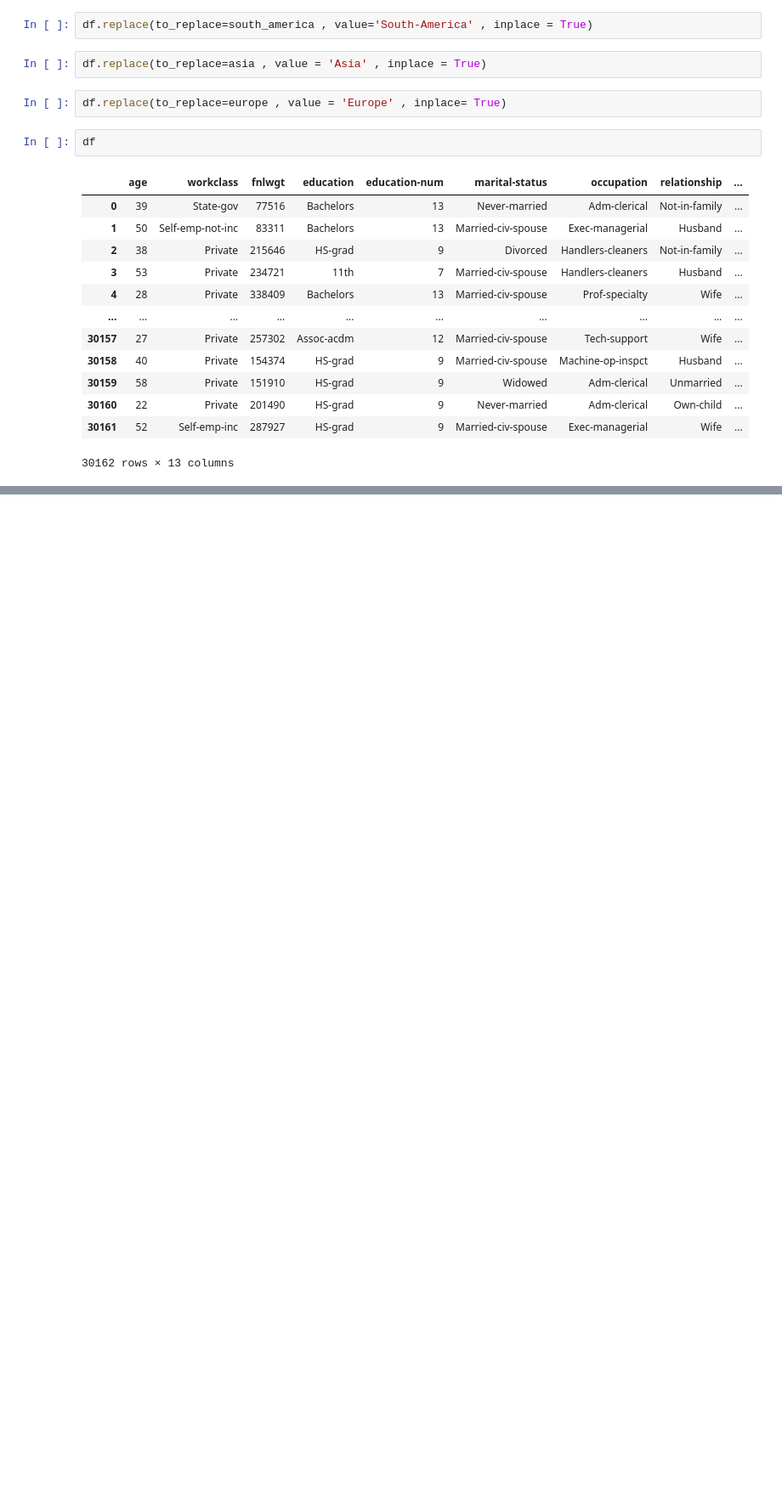
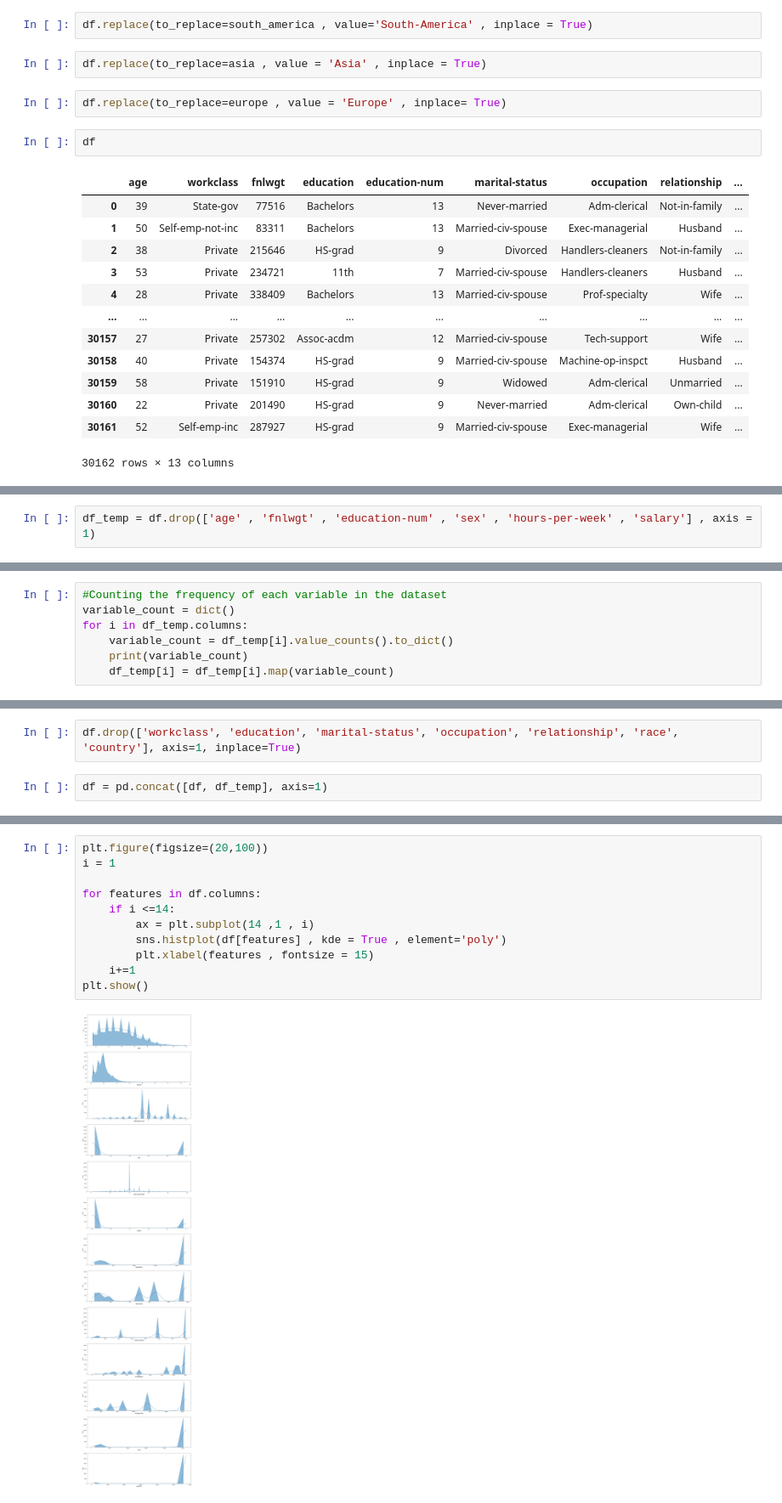
Before and after one commit to aakash1998/ADULT-INCOME-PREDCIT-ML, a Jupyter notebook: PreProcessing/Preprocessing Part 1.ipynb, the cells around one changed output, grey strips where cells are left out. Shown at 85% size. Saved outputs shown, nothing was run; the diff lists cells and outputs as text; blank space fills up the shorter version.

```diff
--- a/PreProcessing/Preprocessing Part 1.ipynb
+++ b/PreProcessing/Preprocessing Part 1.ipynb
@@ -438,0 +218,2 @@ index
+# %%
+df_temp = df.drop(['age' , 'fnlwgt' , 'education-num' , 'sex' , 'hours-per-week' , 'salary'] , axis = 1)
@@ -438,0 +236,7 @@ index
+# %%
+#Counting the frequency of each variable in the dataset
+variable_count = dict()
+for i in df_temp.columns:
+    variable_count = df_temp[i].value_counts().to_dict()
+    print(variable_count)
+    df_temp[i] = df_temp[i].map(variable_count)
@@ -438,0 +267,4 @@ index
+# %%
+df.drop(['workclass', 'education', 'marital-status', 'occupation', 'relationship', 'race', 'country'], axis=1, inplace=True)
+# %%
+df = pd.concat([df, df_temp], axis=1)
@@ -438,0 +294,13 @@ index
+# %%
+plt.figure(figsize=(20,100))
+i = 1
+
+for features in df.columns:
+    if i <=14:
+        ax = plt.subplot(14 ,1 , i)
+        sns.histplot(df[features] , kde = True , element='poly')
+        plt.xlabel(features , fontsize = 15)
+    i+=1
+plt.show()
+# %% [output]
+[figure, added]
```
Also changed, not shown: parts of 52 cells of this notebook, 1 other file.
